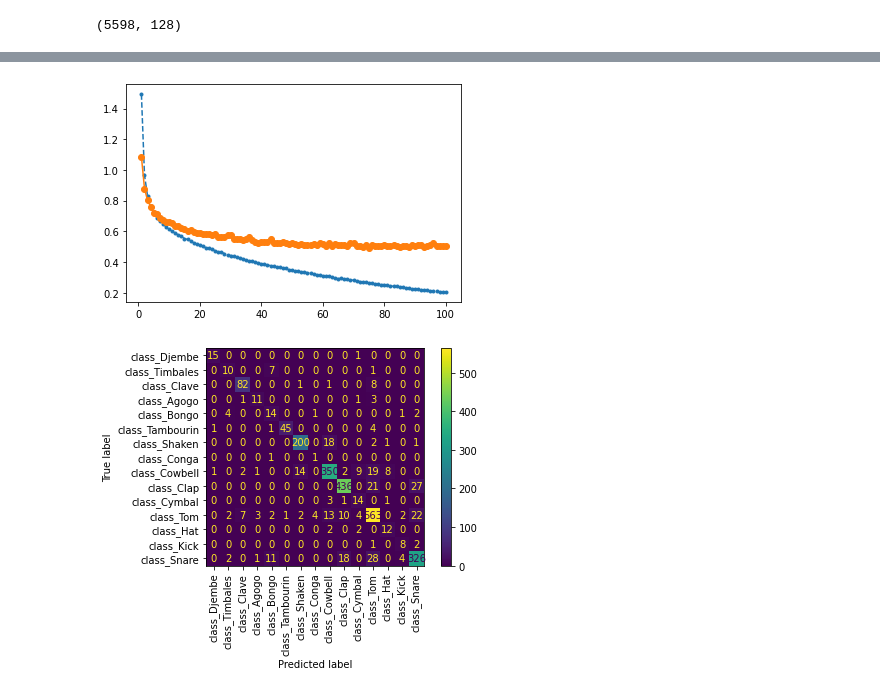
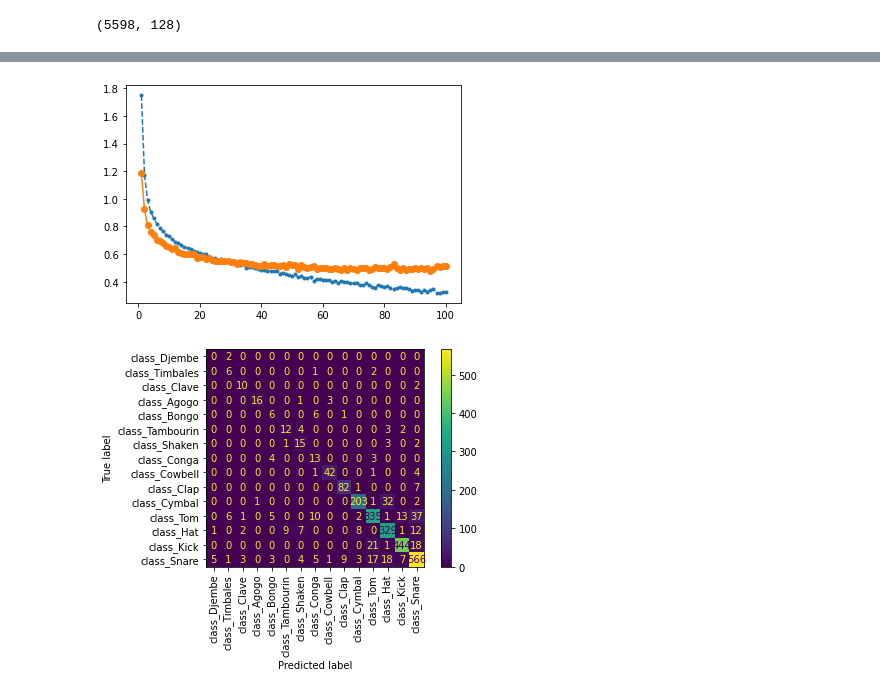
Before and after one commit to guitoo/DrumAI, a Jupyter notebook: Transfer Learning.ipynb, the cells around one changed output, grey strips where cells are left out. Drawn from its saved outputs; the diff is of its cells as text; code cells hidden in the pictures.

```diff
--- a/Transfer Learning.ipynb
+++ b/Transfer Learning.ipynb
@@ -91,6 +91,9 @@ x_vgg_train.shape
 # %%
 inputs = Input(shape=(128))
 x = Dense(100, activation='relu')(inputs)
+x = Dropout(0.3)(x)
+x = Dense(50, activation='relu')(x)
+x = Dropout(0.3)(x)
 outputs = Dense(nb_classes, activation='softmax')(x)
 
 model = Model(inputs, outputs)
@@ -144,16 +153,16 @@ plt.plot(epochs, loss, '.--', label='Training loss')
 plt.plot(epochs, val_loss, 'o-', label='Validation loss')
 plt.show()
 # %% [output]
-[figure, old version]
+[figure, new version]
 # %%
 y_pred = model.predict(x_vgg_valid)
 y_pred = np.argmax(y_pred,axis=1).astype(int)
-y_pred_cls = [ classes_cols[i] for i in y_pred]
+y_valid_index = np.argmax(y_valid.values,axis=1).astype(int)
 # %%
 conf_matrix = ConfusionMatrixDisplay(
-    confusion_matrix(y_pred_cls, y_valid.idxmax(axis=1)),
+    confusion_matrix(y_pred, y_valid_index),
     display_labels=classes_cols,
 )
 conf_matrix.plot(xticks_rotation=90);
 # %% [output]
-[figure, old version]
+[figure, new version]
```
Also changed, not shown: parts of 11 cells of this notebook.
